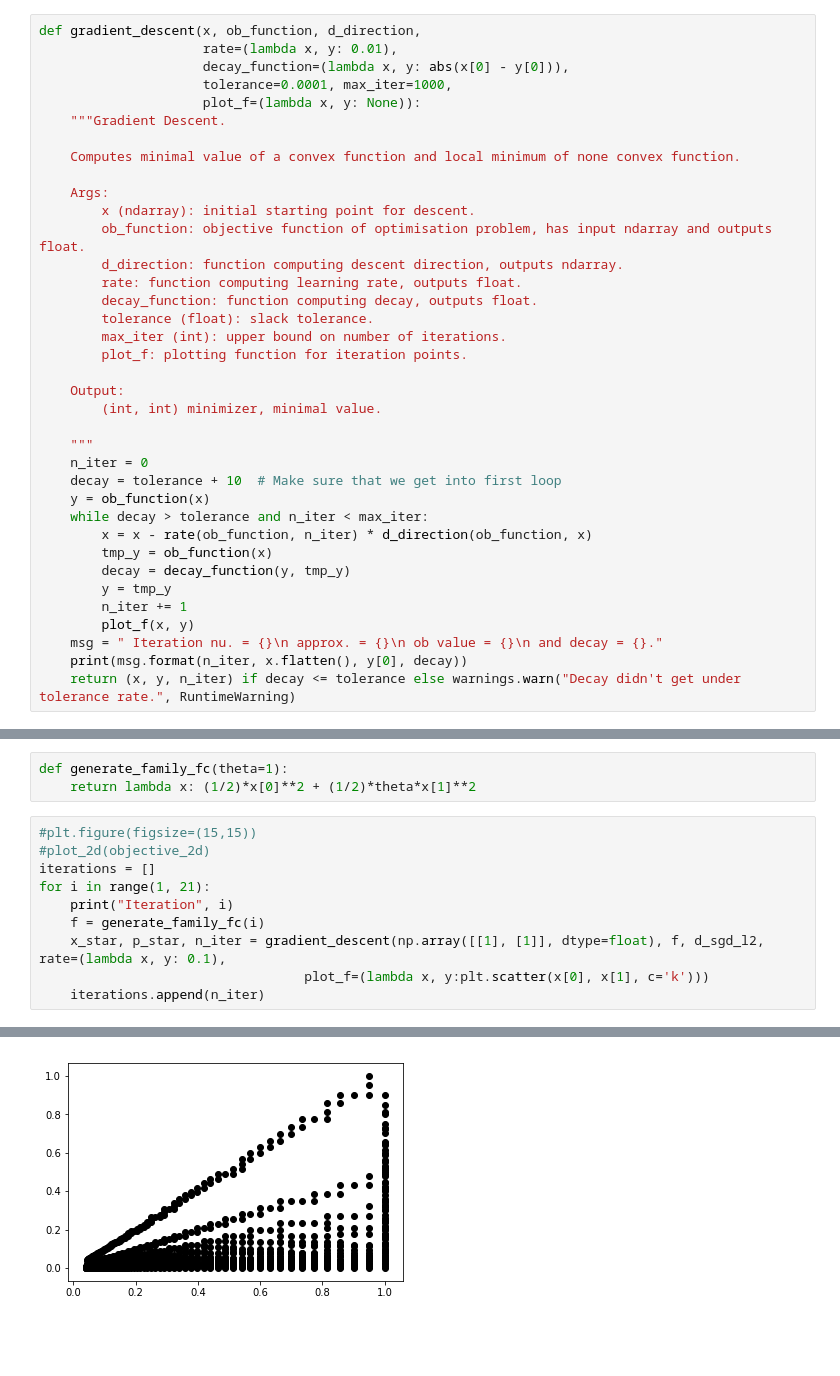
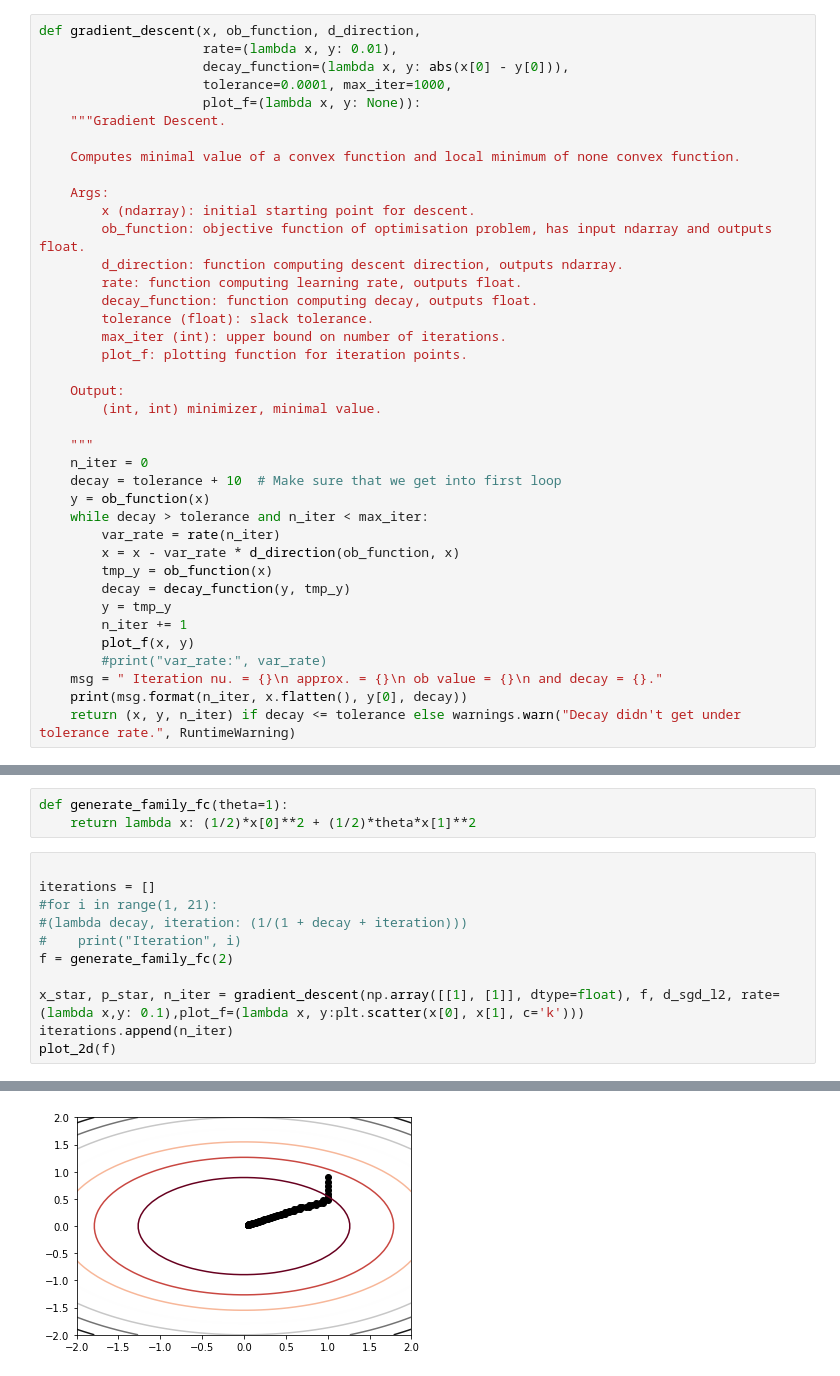
Before and after one commit to berthih/OCVX, a Jupyter notebook: OCVX.ipynb, the cells around one changed output, grey strips where cells are left out. Drawn from its saved outputs; the diff is of its cells as text; blank space fills up the shorter version.

```diff
--- a/OCVX.ipynb
+++ b/OCVX.ipynb
@@ -47,12 +49,14 @@ def gradient_descent(x, ob_function, d_direction,
     decay = tolerance + 10  # Make sure that we get into first loop
     y = ob_function(x)
     while decay > tolerance and n_iter < max_iter:
-        x = x - rate(ob_function, n_iter) * d_direction(ob_function, x)
+        var_rate = rate(n_iter)
+        x = x - var_rate * d_direction(ob_function, x)
         tmp_y = ob_function(x)
         decay = decay_function(y, tmp_y)
         y = tmp_y
         n_iter += 1
         plot_f(x, y)
+        #print("var_rate:", var_rate)
     msg = " Iteration nu. = {}\n approx. = {}\n ob value = {}\n and decay = {}."
     print(msg.format(n_iter, x.flatten(), y[0], decay))
     return (x, y, n_iter) if decay <= tolerance else warnings.warn("Decay didn't get under tolerance rate.", RuntimeWarning)
@@ -111,13 +115,14 @@ class backtracking():
 def generate_family_fc(theta=1):
     return lambda x: (1/2)*x[0]**2 + (1/2)*theta*x[1]**2
 # %%
-#plt.figure(figsize=(15,15))
-#plot_2d(objective_2d)
+
 iterations = []
-for i in range(1, 21):
-    print("Iteration", i)
-    f = generate_family_fc(i)
-    x_star, p_star, n_iter = gradient_descent(np.array([[1], [1]], dtype=float), f, d_sgd_l2, rate=(lambda x, y: 0.1),
-                                  plot_f=(lambda x, y:plt.scatter(x[0], x[1], c='k')))
-    iterations.append(n_iter)
+#for i in range(1, 21):
+#(lambda decay, iteration: (1/(1 + decay + iteration)))
+#    print("Iteration", i)
+f = generate_family_fc(2)
+
+x_star, p_star, n_iter = gradient_descent(np.array([[1], [1]], dtype=float), f, d_sgd_l2, rate=(lambda x,y: 0.1),plot_f=(lambda x, y:plt.scatter(x[0], x[1], c='k')))
+iterations.append(n_iter)
+plot_2d(f)
 # %% [output]
@@ -141 +146 @@ Iteration 3
-[figure, old version]
+[figure, new version]
```
Also changed, not shown: parts of 7 cells of this notebook.
